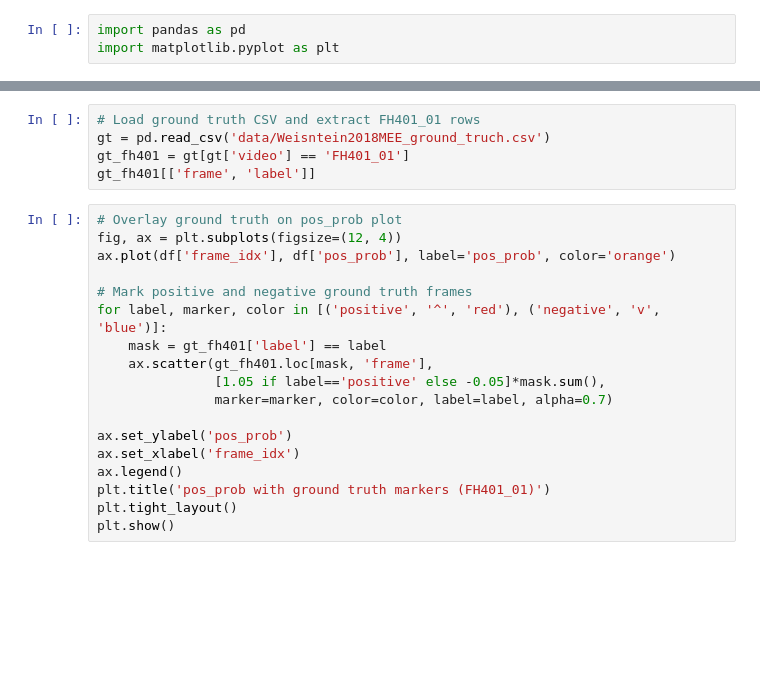
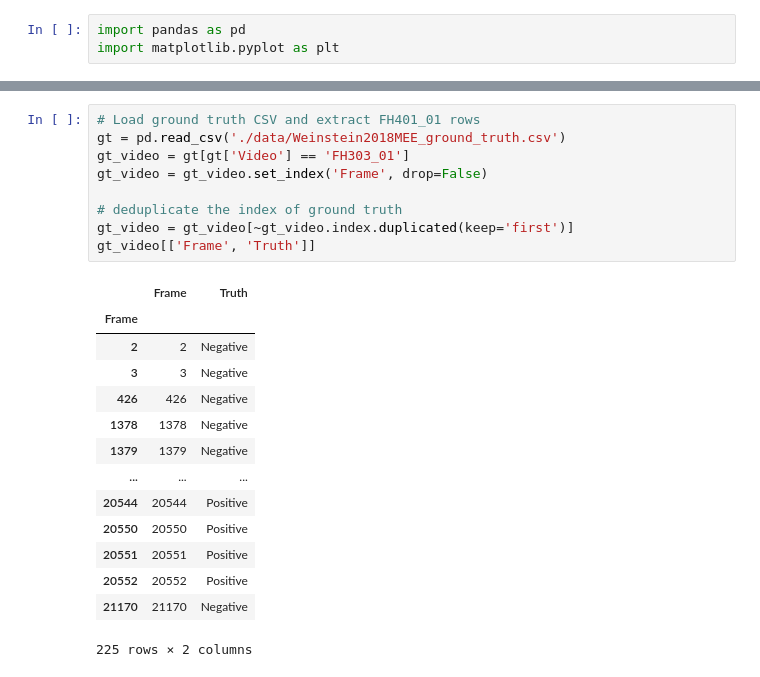
Before and after one commit to lpego/hummingbird-classifier, a Jupyter notebook: plot_system_test_results.ipynb, the cells around one changed output, grey strips where cells are left out. Saved outputs shown, nothing was run; the diff lists cells and outputs as text; blank space fills up the shorter version.

```diff
--- a/plot_system_test_results.ipynb
+++ b/plot_system_test_results.ipynb
@@ -33,23 +55,24 @@ plt.show()
 # %%
 # Load ground truth CSV and extract FH401_01 rows
-gt = pd.read_csv('data/Weisntein2018MEE_ground_truch.csv')
-gt_fh401 = gt[gt['video'] == 'FH401_01']
-gt_fh401[['frame', 'label']]
+gt = pd.read_csv('./data/Weinstein2018MEE_ground_truth.csv')
+gt_video = gt[gt['Video'] == 'FH303_01']
+gt_video = gt_video.set_index('Frame', drop=False)
+
+# deduplicate the index of ground truth
+gt_video = gt_video[~gt_video.index.duplicated(keep='first')]
+gt_video[['Frame', 'Truth']]
+# %% [output]
+|  | Frame | Truth |
+| Frame |  |  |
+| 2 | 2 | Negative |
+| 3 | 3 | Negative |
+| 426 | 426 | Negative |
+| 1378 | 1378 | Negative |
+| 1379 | 1379 | Negative |
+| ... | ... | ... |
+| 20544 | 20544 | Positive |
+| 20550 | 20550 | Positive |
+| 20551 | 20551 | Positive |
+| 20552 | 20552 | Positive |
+| 21170 | 21170 | Negative |
+225 rows × 2 columns
-# %%
-# Overlay ground truth on pos_prob plot
-fig, ax = plt.subplots(figsize=(12, 4))
-ax.plot(df['frame_idx'], df['pos_prob'], label='pos_prob', color='orange')
-
-# Mark positive and negative ground truth frames
-for label, marker, color in [('positive', '^', 'red'), ('negative', 'v', 'blue')]:
-    mask = gt_fh401['label'] == label
-    ax.scatter(gt_fh401.loc[mask, 'frame'],
-               [1.05 if label=='positive' else -0.05]*mask.sum(),
-               marker=marker, color=color, label=label, alpha=0.7)
-
-ax.set_ylabel('pos_prob')
-ax.set_xlabel('frame_idx')
-ax.legend()
-plt.title('pos_prob with ground truth markers (FH401_01)')
-plt.tight_layout()
-plt.show()
```
Also changed, not shown: parts of 6 cells of this notebook, 4 other files.
